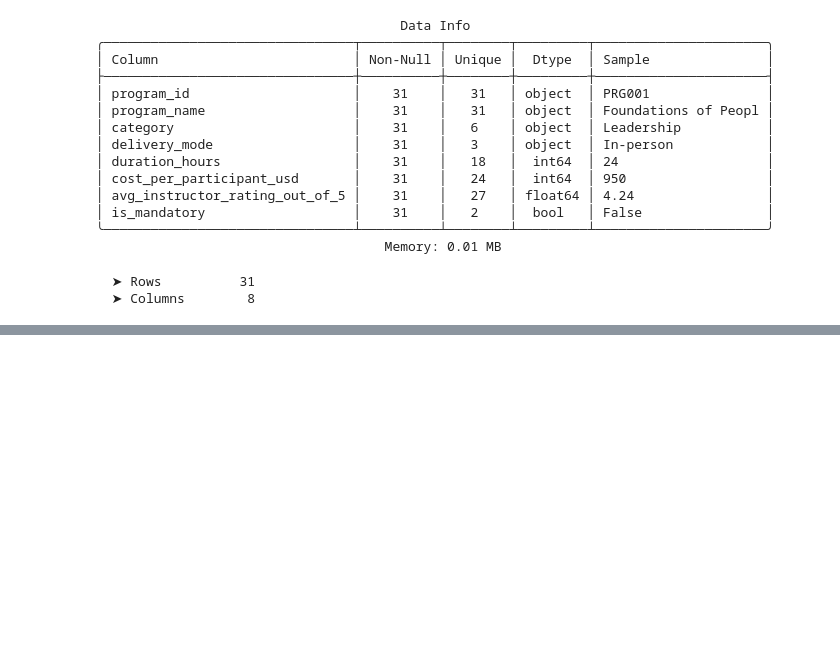
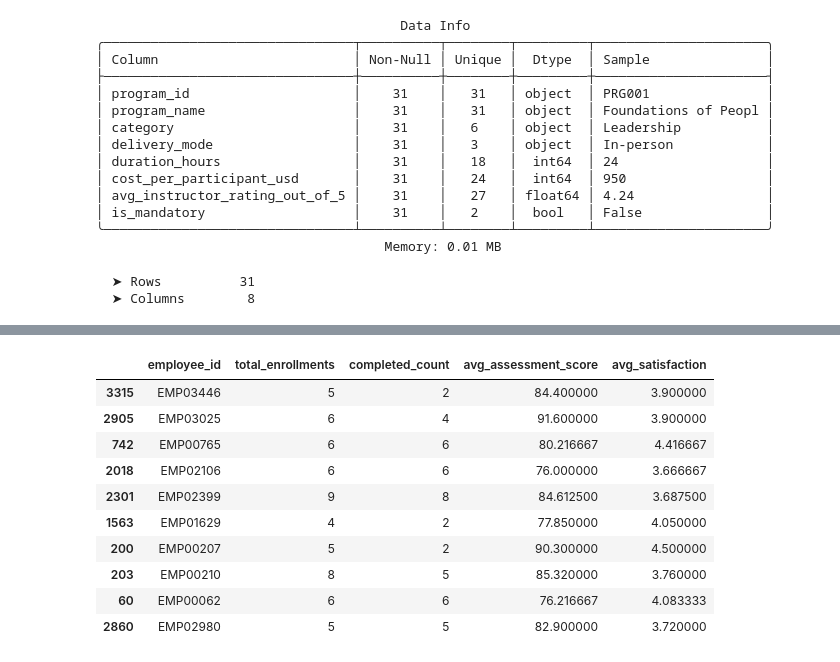
Before and after one commit to Sara-xv/Meridian-Group, a Jupyter notebook: Understanding and Cleaning.ipynb, the cells around one changed output, grey strips where cells are left out. Drawn from its saved outputs; the diff is of its cells as text; code cells hidden in the pictures; blank space fills up the shorter version.

```diff
--- a/Understanding and Cleaning.ipynb
+++ b/Understanding and Cleaning.ipynb
@@ -230,0 +260,36 @@ analyzer.run()
+# %%
+te_completed = TE[TE["completion_status"] == "Completed"]
+
+training_summary = (
+    TE.groupby("employee_id")
+    .agg(total_enrollments=("enrollment_id", "count"))
+    .reset_index()
+)
+training_summary["completed_count"] = (
+    TE.groupby("employee_id")["completion_status"]
+    .apply(lambda s: (s == "Completed").sum())
+    .values
+)
+completed_stats = (
+    te_completed.groupby("employee_id")
+    .agg(
+        avg_assessment_score=("assessment_score", "mean"),
+        avg_satisfaction=("participant_satisfaction_1to5", "mean"),
+    )
+    .reset_index()
+)
+training_summary = training_summary.merge(completed_stats, on="employee_id", how="left")
+# %%
+training_summary.sample(10)
+# %% [output]
+|  | employee_id | total_enrollments | completed_count | avg_assessment_score | avg_satisfaction |
+| 3315 | EMP03446 | 5 | 2 | 84.400000 | 3.900000 |
+| 2905 | EMP03025 | 6 | 4 | 91.600000 | 3.900000 |
+| 742 | EMP00765 | 6 | 6 | 80.216667 | 4.416667 |
+| 2018 | EMP02106 | 6 | 6 | 76.000000 | 3.666667 |
+| 2301 | EMP02399 | 9 | 8 | 84.612500 | 3.687500 |
+| 1563 | EMP01629 | 4 | 2 | 77.850000 | 4.050000 |
+| 200 | EMP00207 | 5 | 2 | 90.300000 | 4.500000 |
+| 203 | EMP00210 | 8 | 5 | 85.320000 | 3.760000 |
+| 60 | EMP00062 | 6 | 6 | 76.216667 | 4.083333 |
+| 2860 | EMP02980 | 5 | 5 | 82.900000 | 3.720000 |
```
Also changed, not shown: parts of 11 cells of this notebook, 2 other files.
